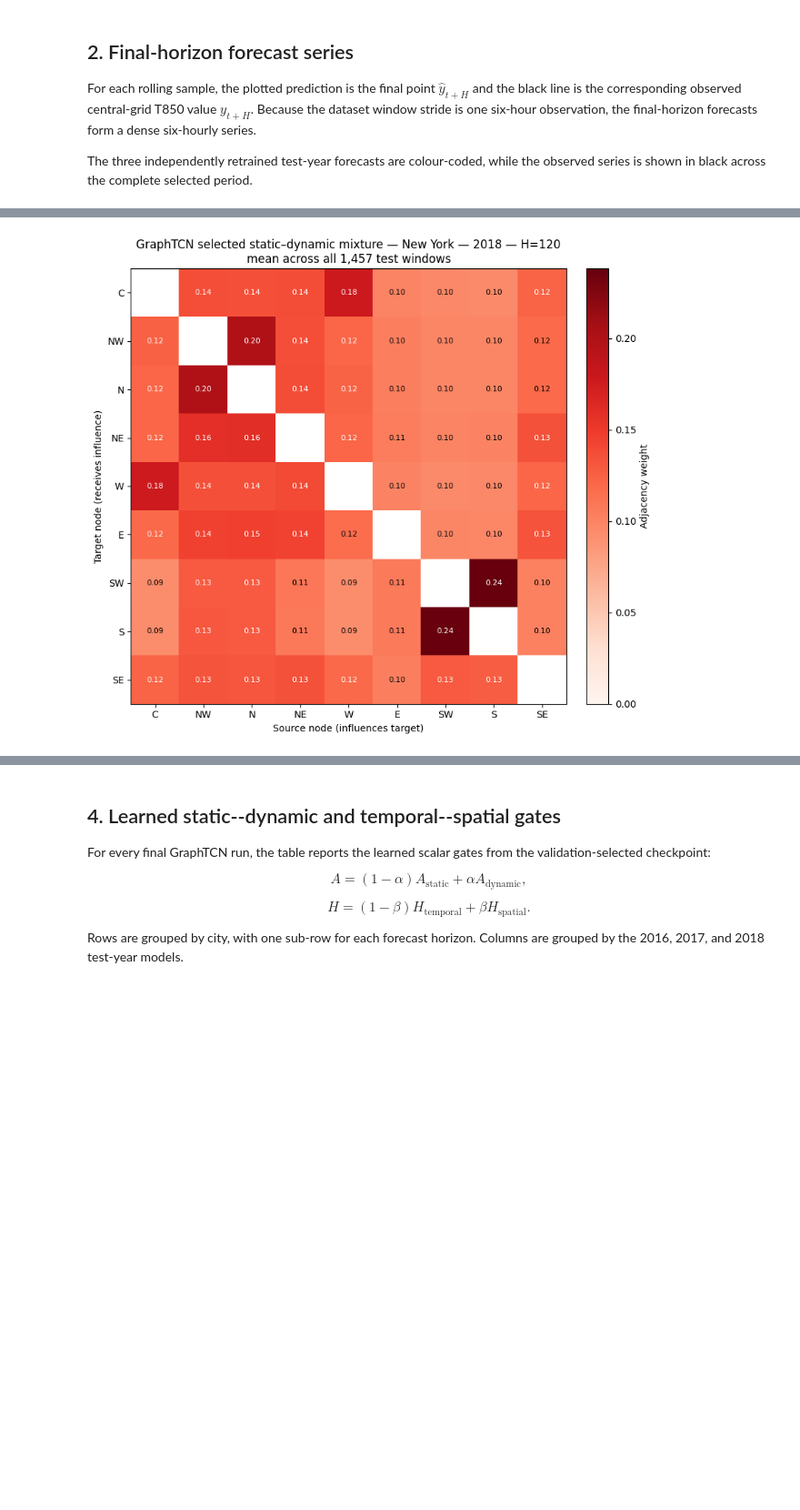
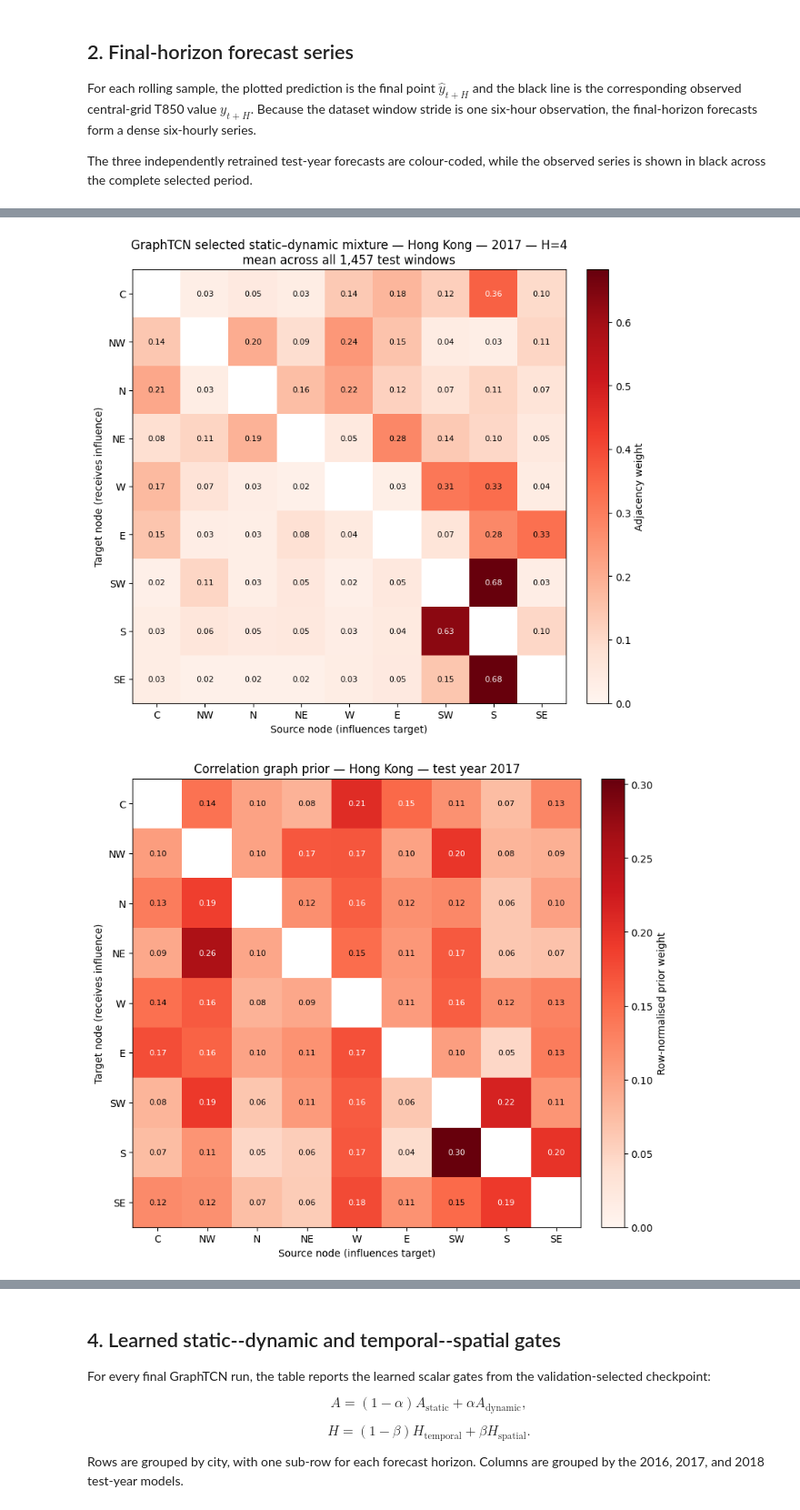
Before and after one commit to VishR-94/dynamic_graphs_thesis, a Jupyter notebook: notebooks/weather_evaluation.ipynb, the cells around one changed output, grey strips where cells are left out. Shown at 91% size. Saved outputs shown, nothing was run; the diff lists cells and outputs as text; code cells hidden in the pictures; blank space fills up the shorter version.

Commit message:
weather eval notebook updates

```diff
--- a/notebooks/weather_evaluation.ipynb
+++ b/notebooks/weather_evaluation.ipynb
@@ -172,23 +180,35 @@ $$
 # %%
 # Inputs:
 # - city: city whose graph artifacts are loaded.
 # - horizon: one of 4, 12, 28, or 120.
 # - test_year: one of 2016, 2017, or 2018.
 # - day: forecast-origin date as YYYY-MM-DD, or None.
 # - window: one-based window within that day, or None.
 # - graph_component: "selected", "dynamic", or "base".
-graph_matrix, graph_metadata, graph_figure, graph_axis = plot_weather_graph(
+(
+    learned_graph_matrix,
+    row_normalised_prior_matrix,
+    raw_correlation_matrix,
+    graph_metadata,
+    learned_graph_figure,
+    learned_graph_axis,
+    row_normalised_prior_figure,
+    row_normalised_prior_axis,
+    raw_correlation_figure,
+    raw_correlation_axis,
+) = plot_weather_graph(
     weather_root=WEATHER_ROOT,
-    city="newyork",
-    horizon=120,
-    test_year=2018,
+    city="hongkong",
+    horizon=4,
+    test_year=2017,
     day=None,
     window=None,
     graph_component="selected",
     annotate=True,
 )
 
 plt.show()
 display(pd.Series(graph_metadata, name="value").to_frame())
 # %% [output]
-[figure, old version]
+[figure, new version]
+[figure, added]
```
Also changed, not shown: parts of 8 cells of this notebook, 2 other files.
